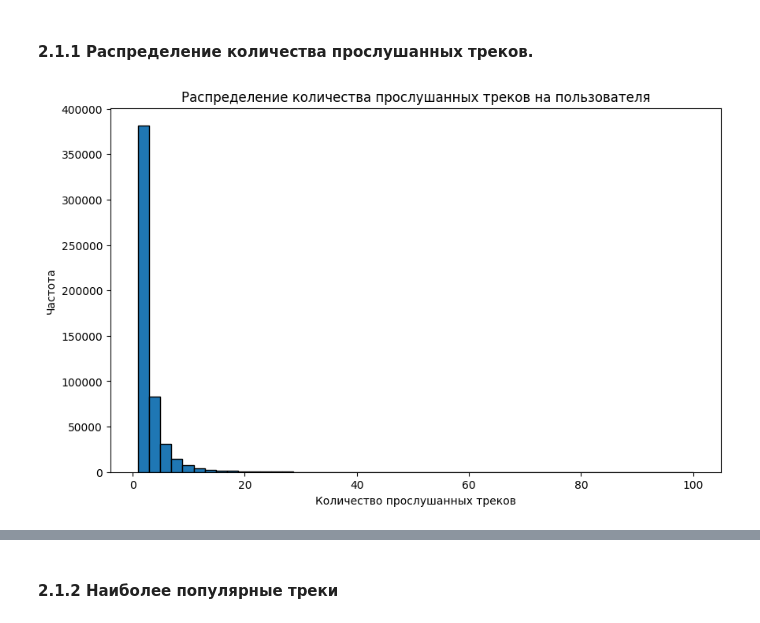
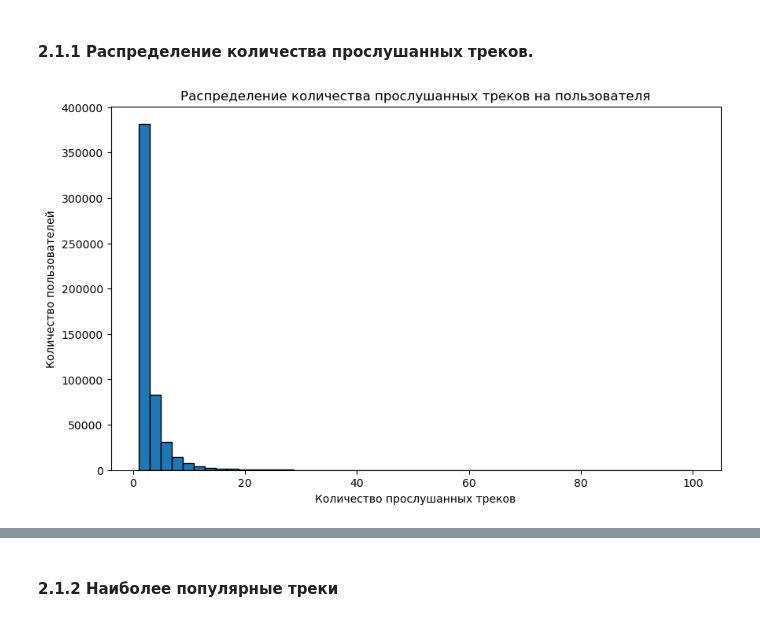
Before and after one commit to tzepart-ml/mle-recsys-project-start, a Jupyter notebook: recommendations.ipynb, the cells around one changed output, grey strips where cells are left out. Cells and saved outputs as stored; diff of their text form; code cells hidden in the pictures.

```diff
--- a/recommendations.ipynb
+++ b/recommendations.ipynb
@@ -258,9 +296,11 @@ user_track_counts = interactions['user_id'].value_counts()
-# %%
-plt.figure(figsize=(10, 6))
-plt.hist(user_track_counts, bins=50, edgecolor='black')
-plt.title("Распределение количества прослушанных треков на пользователя")
-plt.xlabel("Количество прослушанных треков")
-plt.ylabel("Частота")
-plt.show()
-# %% [output]
-[figure, removed]
+# %%
+user_track_counts = interactions['user_id'].value_counts()
+
+plt.figure(figsize=(10, 6))
+plt.hist(user_track_counts, bins=50, edgecolor='black')
+plt.title("Распределение количества прослушанных треков на пользователя")
+plt.xlabel("Количество прослушанных треков")
+plt.ylabel("Количество пользователей")
+plt.show()
+# %% [output]
+[figure, added]
```
Also changed, not shown: parts of 53 cells of this notebook.
